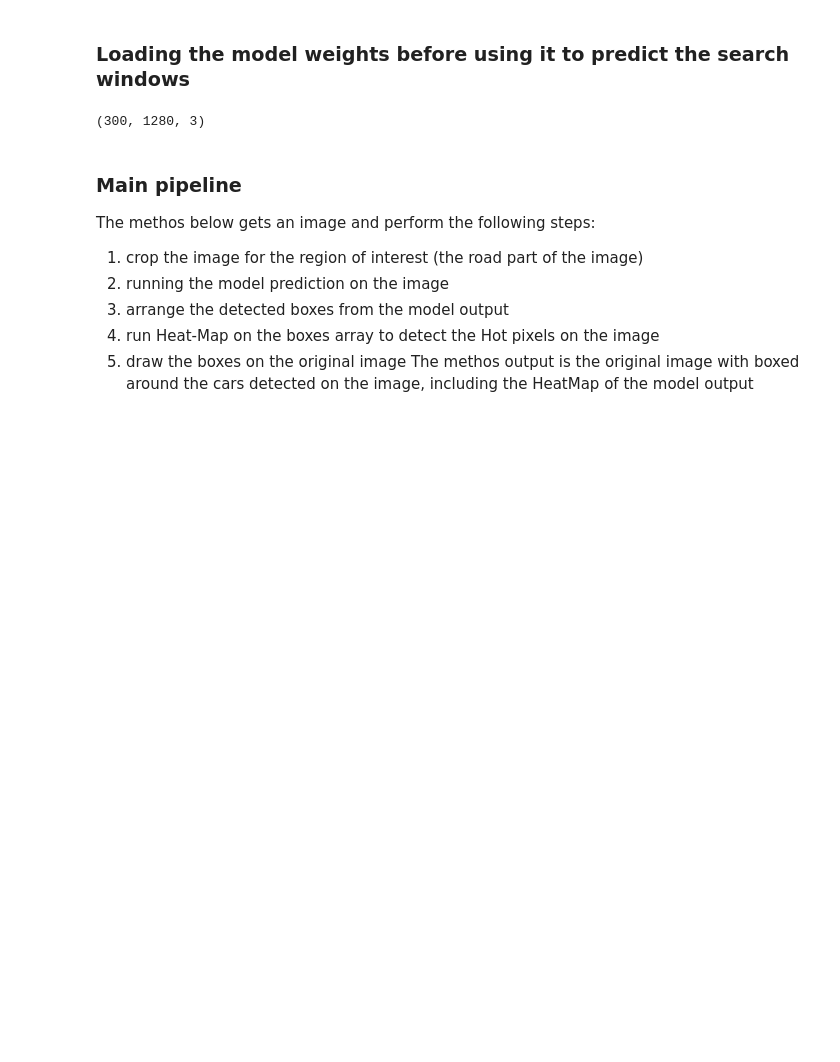
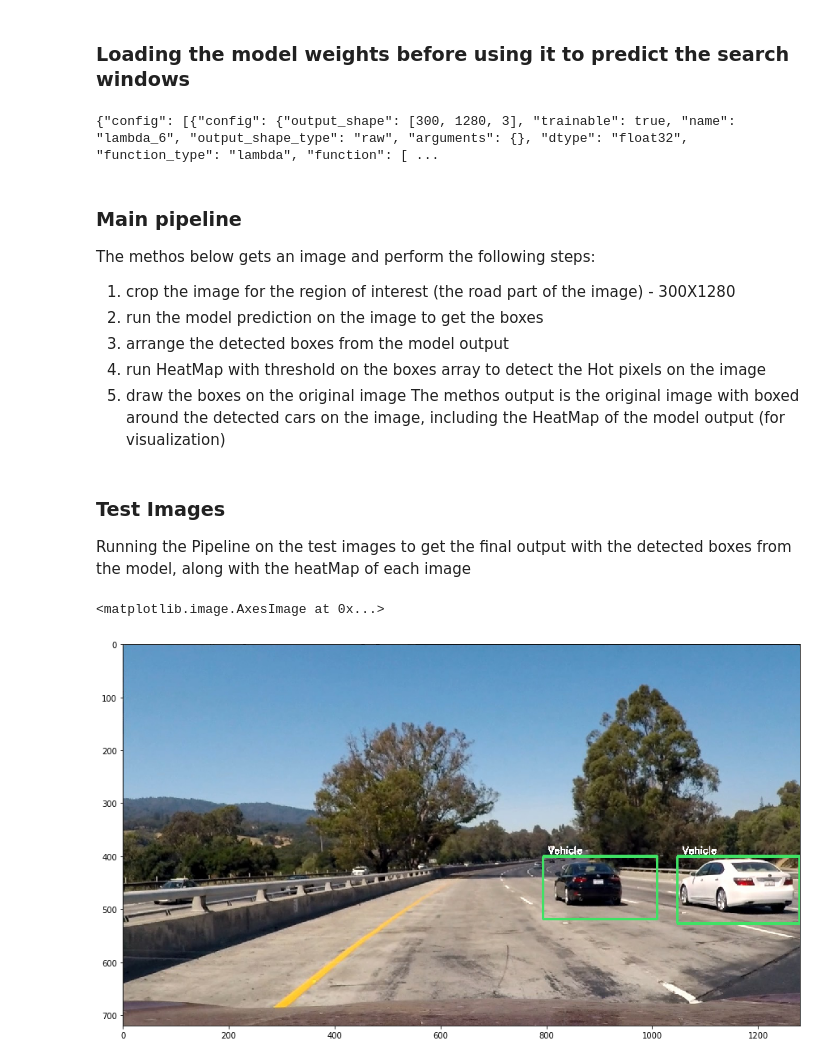
Before and after one commit to shmulik-willinger/vehicle-detection, a Jupyter notebook: Vehicle_Detection_and_Tracking.ipynb, the cells around one changed output. Saved outputs shown, nothing was run; the diff lists cells and outputs as text; code cells hidden in the pictures; blank space fills up the shorter version.

```diff
--- a/Vehicle_Detection_and_Tracking.ipynb
+++ b/Vehicle_Detection_and_Tracking.ipynb
@@ -205,13 +255,19 @@ print('Test accuracy: ', accuracy)
 # %% [markdown]
 ### Loading the model weights before using it to predict the search windows
+# %%
+model = generate_model(input_shape = image_interest)
+model.load_weights('model.h5')
+
+# save the architecture of the model as json
+json_string = model.to_json()
+print(json_string)
+with open('model.json', 'w') as file:
+    file.write(json_string)
+# %% [output]
+{"config": [{"config": {"output_shape": [300, 1280, 3], "trainable": true, "name": "lambda_6", "output_shape_type": "raw", "arguments": {}, "dtype": "float32", "function_type": "lambda", "function": [ ...
 # %%
 model = generate_model(input_shape = image_interest)
-#cnnModel.load_weights('model.h5')
-model.load_weights('ppico.h5')
-
-vehicleBoxesHistory = []
+model.load_weights('model.h5')
-# %% [output]
-(300, 1280, 3)
 # %%
 def search_windows(img):
 
@@ -304,14 +360,14 @@ def draw_boxes(img, bBoxes):
 # %% [markdown]
 ### Main pipeline
 The methos below gets an image and perform the following steps:
-1. crop the image for the region of interest (the road part of the image)
-2. running the model prediction on the image
+1. crop the image for the region of interest (the road part of the image) - 300X1280
+2. run the model prediction on the image to get the boxes
 3. arrange the detected boxes from the model output
-4. run Heat-Map on the boxes array to detect the Hot pixels on the image
+4. run HeatMap with threshold on the boxes array to detect the Hot pixels on the image
 5. draw the boxes on the original image
-The methos output is the original image with boxed around the cars detected on the image, including the HeatMap of the model output
+The methos output is the original image with boxed around the detected cars on the image, including the HeatMap of the model output (for visualization)
 # %%
-def detect_vehicles(img):
+def detect_vehicles(img, isTesting=False):
 
     # Search for matches by the model
     heatmap = search_windows(img)
@@ -319,6 +375,24 @@ def detect_vehicles(img):
     # group boxes togther to one
     vBoxes = group_regions()
 
+    # The boxes after prediction and heatMap threshold
     draw_boxes(img, vBoxes)
 
-    return img#, heatmap
+    if (isTesting): #Include the heatMap for display
+        return img, heatmap
+    return img
+# %% [markdown]
+### Test Images
+Running the Pipeline on the test images to get the final output with the detected boxes from the model, along with the heatMap of each image
+# %%
+%matplotlib inline
+previous_boxes=[]
+
+path = '/home/carnd/vehicle_detection/'
+img = mpimg.imread(path + 'test_images/test1.jpg')
+output, heatmap = detect_vehicles(img)
+plt.figure(figsize=(15, 12))
+plt.imshow(output)
+# %% [output]
+<matplotlib.image.AxesImage at 0x...>
+[figure, added]
```
Also changed, not shown: parts of 31 cells of this notebook, 6 other files.
